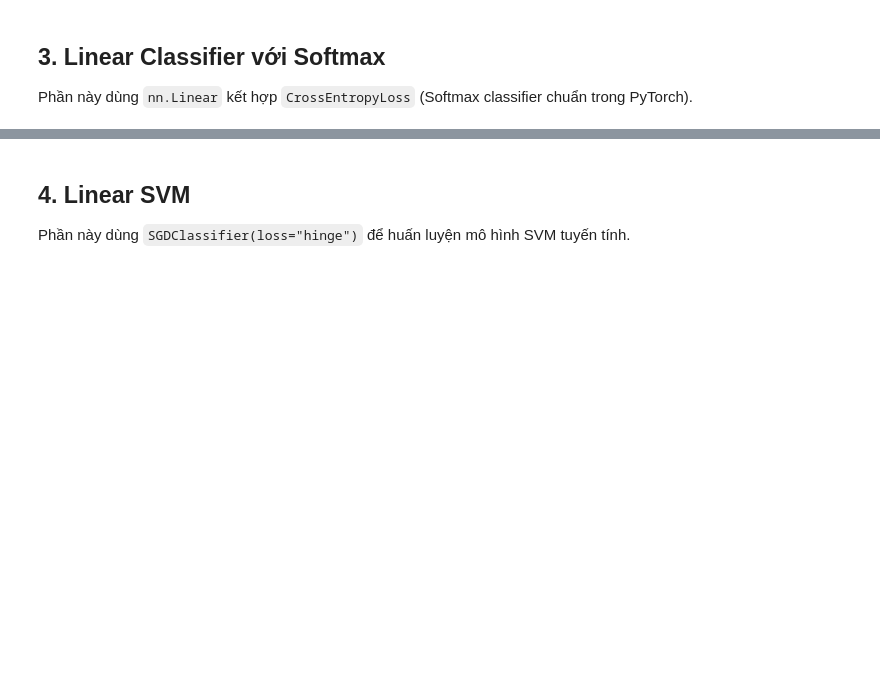
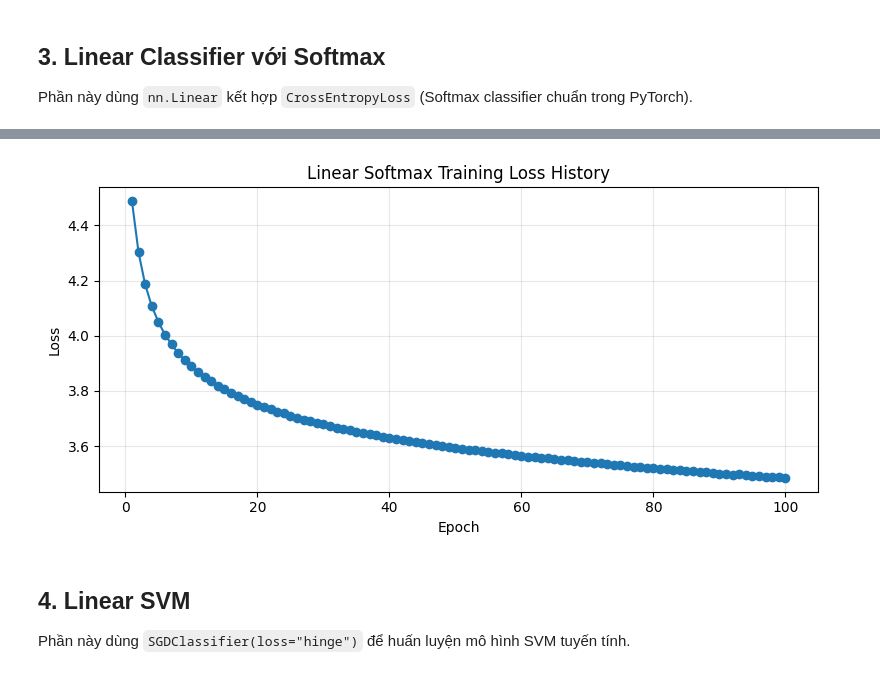
Before and after one commit to Sura3607/deepLearning, a Jupyter notebook: Lab1/lab01.ipynb, the cells around one changed output, grey strips where cells are left out. Cells and saved outputs as stored; diff of their text form; code cells hidden in the pictures; blank space fills up the shorter version.

```diff
--- a/Lab1/lab01.ipynb
+++ b/Lab1/lab01.ipynb
@@ -182,4 +223,20 @@ print("Linear Softmax (PyTorch) done")
 Linear Softmax (PyTorch) done
+# %%
+loss_hist = softmax_model.get("train_loss_history", [])
+if len(loss_hist) == 0:
+    raise ValueError("Chưa có train_loss_history.")
+
+epochs = np.arange(1, len(loss_hist) + 1)
+plt.figure(figsize=(8, 4))
+plt.plot(epochs, loss_hist, marker="o", linewidth=1.5)
+plt.title("Linear Softmax Training Loss History")
+plt.xlabel("Epoch")
+plt.ylabel("Loss")
+plt.grid(True, alpha=0.3)
+plt.tight_layout()
+plt.show()
+# %% [output]
+[figure, added]
 # %% [markdown]
 ## 4. Linear SVM
 
```
Also changed, not shown: parts of 5 cells of this notebook.
